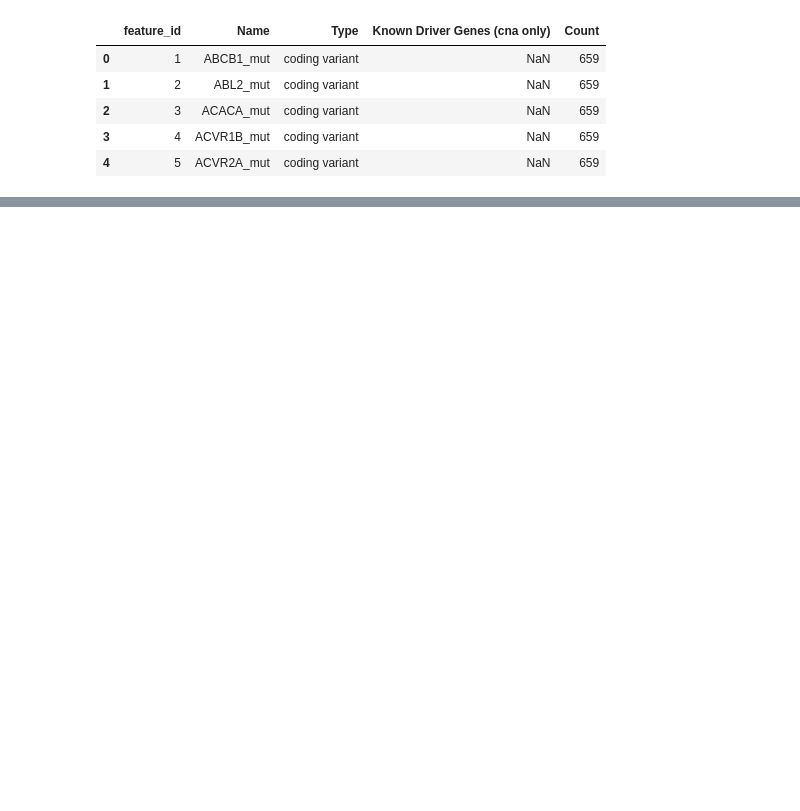
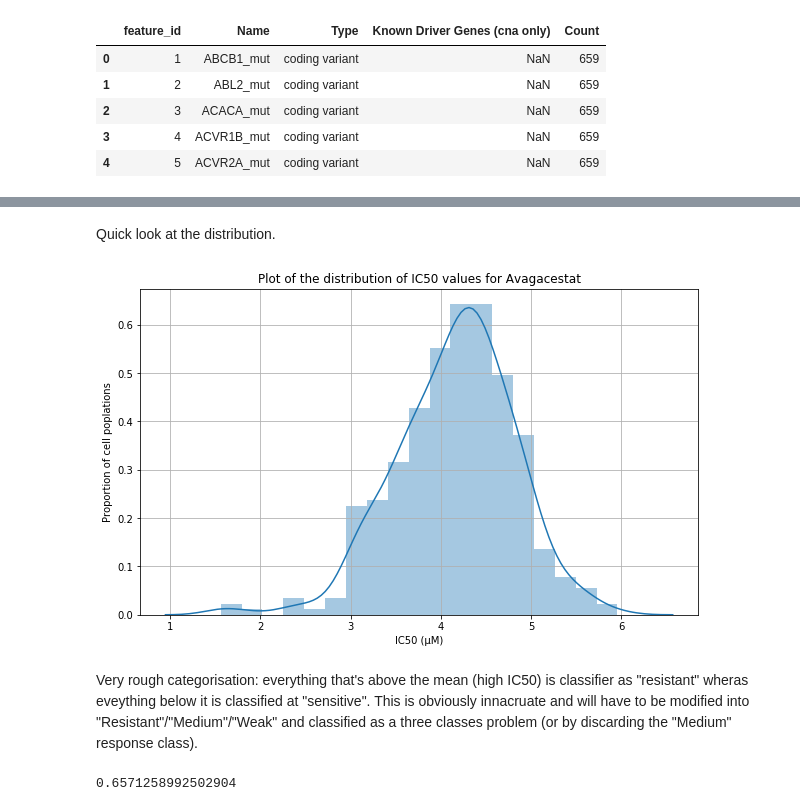
Before and after one commit to oskaradermecker/DataX_Drug_Response, a Jupyter notebook: Data Importation - GDSC.ipynb, the cells around one changed output, grey strips where cells are left out. Saved outputs shown, nothing was run; the diff lists cells and outputs as text; code cells hidden in the pictures; blank space fills up the shorter version.

```diff
--- a/Data Importation - GDSC.ipynb
+++ b/Data Importation - GDSC.ipynb
@@ -216,0 +219,3 @@ alterations.head()
+# %%
+alterations = pd.read_csv("data/Alterations.txt", sep  = '\t').set_index('Description').transpose()
+alterations.head()
@@ -216,0 +230,3 @@ alterations.head()
+# %%
+ML_matrix = alterations.merge(final_response_matrix[['Avagacestat']], left_index = True, right_index = True).dropna(axis = 0)
+ML_matrix.head()
@@ -216,0 +241,17 @@ alterations.head()
+# %% [markdown]
+Quick look at the distribution.
+# %%
+fig = plt.figure(figsize = (10,6))
+sns.distplot(ML_matrix[["Avagacestat"]])
+plt.title("Plot of the distribution of IC50 values for Avagacestat")
+plt.xlabel("IC50 (µM)")
+plt.ylabel("Proportion of cell poplations")
+plt.grid(True);
+# %% [output]
+[figure, added]
+# %% [markdown]
+Very rough categorisation: everything that's above the mean (high IC50) is classifier as "resistant" wheras eveything below it is classified at "sensitive". This is obviously innacruate and will have to be modified into "Resistant"/"Medium"/"Weak" and classified as a three classes problem (or by discarding the "Medium" response class).
+# %%
+np.std(ML_matrix["Avagacestat"])
+# %% [output]
+0.6571258992502904
```
Also changed, not shown: parts of 7 cells of this notebook.
